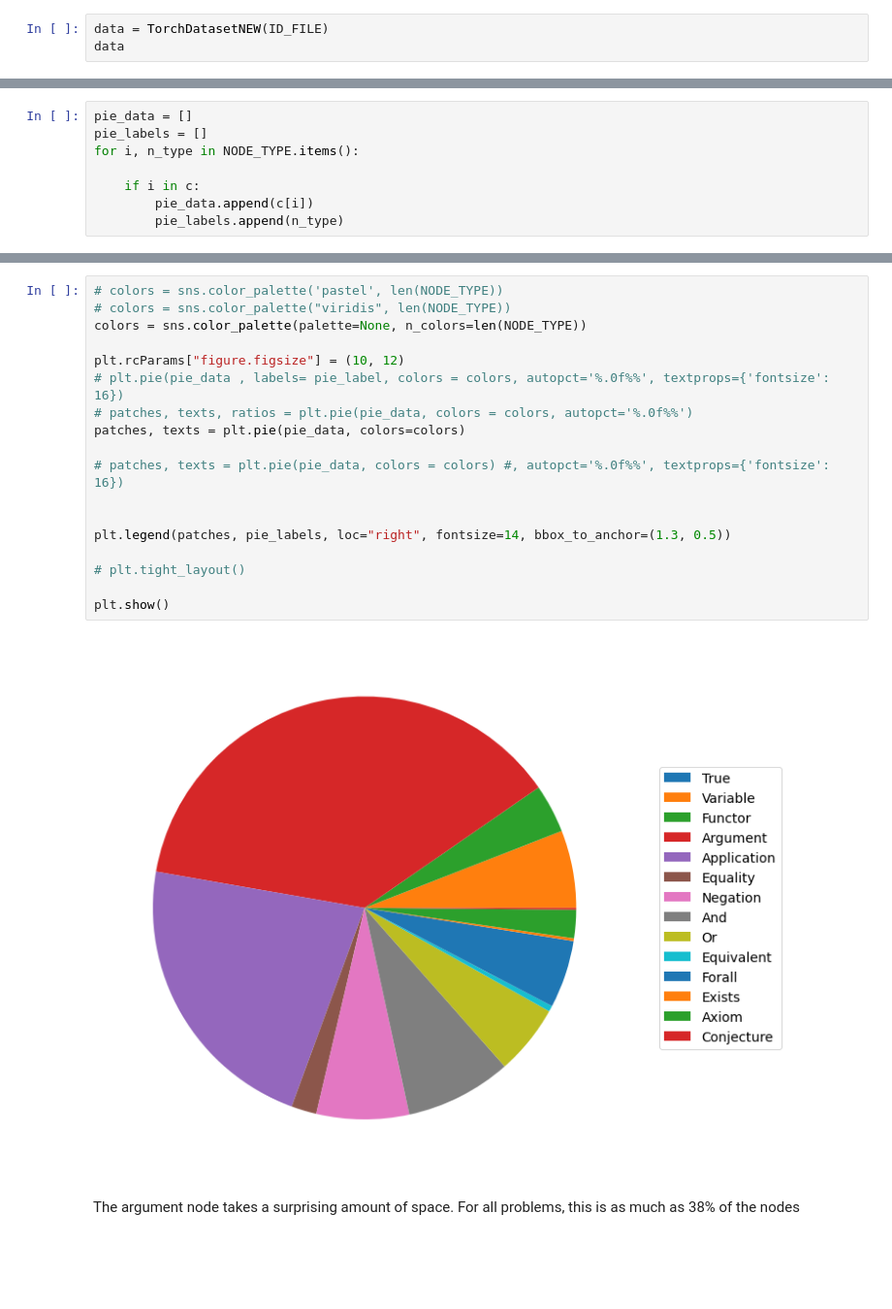
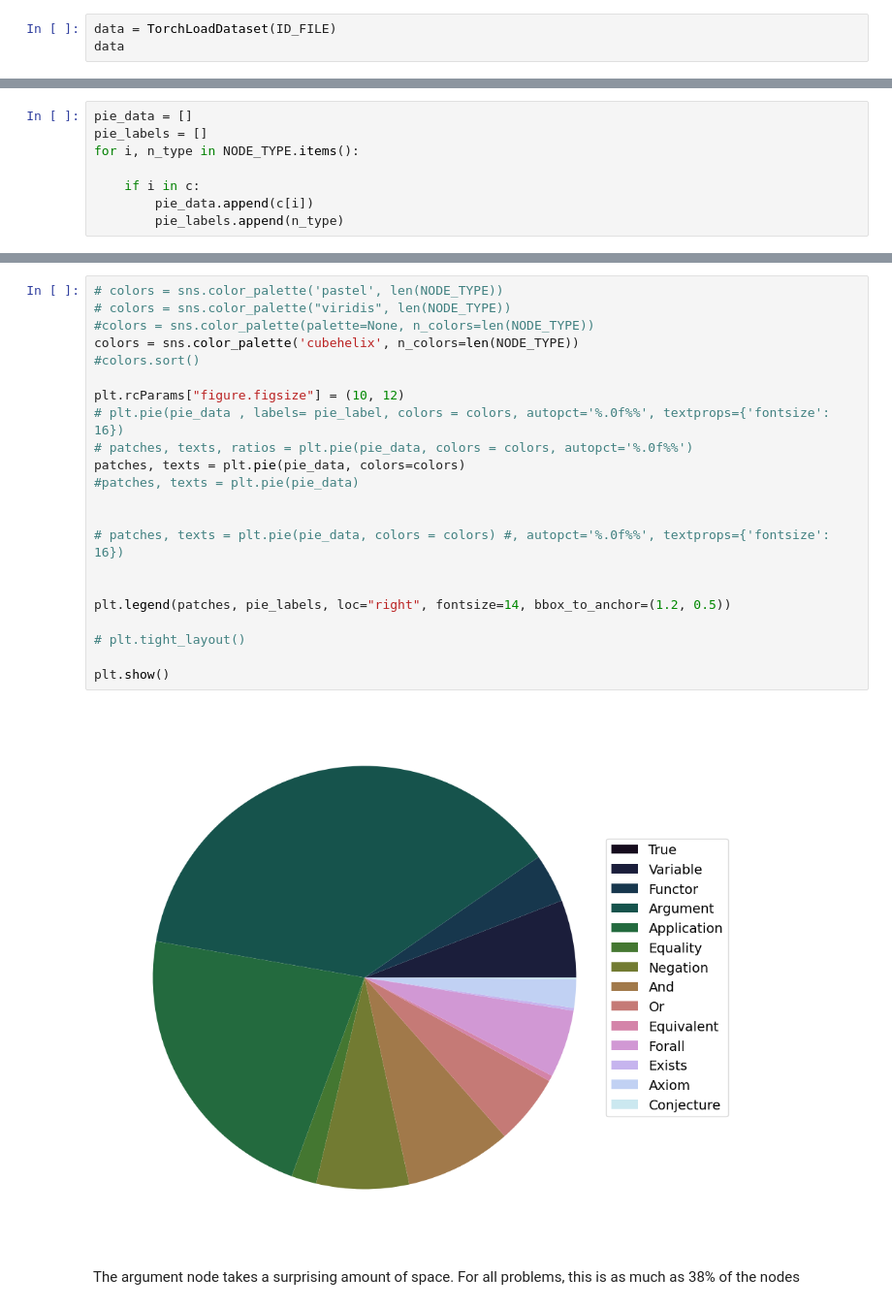
Before and after one commit to EdvardHolden/gnn-entailment-caption, a Jupyter notebook: notebooks/Analyse nodes.ipynb, the cells around one changed output, grey strips where cells are left out. Shown at 97% size. Cells and saved outputs as stored; diff of their text form; blank space fills up the shorter version.

```diff
--- a/notebooks/Analyse nodes.ipynb
+++ b/notebooks/Analyse nodes.ipynb
@@ -21,6 +27,6 @@ from dataset import TorchDataset, get_data_loader, TorchDatasetNEW
 # ID_FILE = '../id_files/validation.txt'
 ID_FILE = "../id_files/deepmath.txt"
 # %%
-data = TorchDatasetNEW(ID_FILE)
+data = TorchLoadDataset(ID_FILE)
 data
 # %% [output]
@@ -93,23 +120,27 @@ for i, n_type in NODE_TYPE.items():
 # %%
 # colors = sns.color_palette('pastel', len(NODE_TYPE))
 # colors = sns.color_palette("viridis", len(NODE_TYPE))
-colors = sns.color_palette(palette=None, n_colors=len(NODE_TYPE))
+#colors = sns.color_palette(palette=None, n_colors=len(NODE_TYPE))
+colors = sns.color_palette('cubehelix', n_colors=len(NODE_TYPE))
+#colors.sort()
 
 plt.rcParams["figure.figsize"] = (10, 12)
 # plt.pie(pie_data , labels= pie_label, colors = colors, autopct='%.0f%%', textprops={'fontsize': 16})
 # patches, texts, ratios = plt.pie(pie_data, colors = colors, autopct='%.0f%%')
 patches, texts = plt.pie(pie_data, colors=colors)
+#patches, texts = plt.pie(pie_data)
+
 
 # patches, texts = plt.pie(pie_data, colors = colors) #, autopct='%.0f%%', textprops={'fontsize': 16})
 
 
-plt.legend(patches, pie_labels, loc="right", fontsize=14, bbox_to_anchor=(1.3, 0.5))
+plt.legend(patches, pie_labels, loc="right", fontsize=14, bbox_to_anchor=(1.2, 0.5))
 
 # plt.tight_layout()
 
 plt.show()
 # %% [output]
-[figure, old version]
+[figure, new version]
 # %% [markdown]
 The argument node takes a surprising amount of space.
 For all problems, this is as much as 38% of the nodes
```
Also changed, not shown: parts of 15 cells of this notebook, 12 other files.
